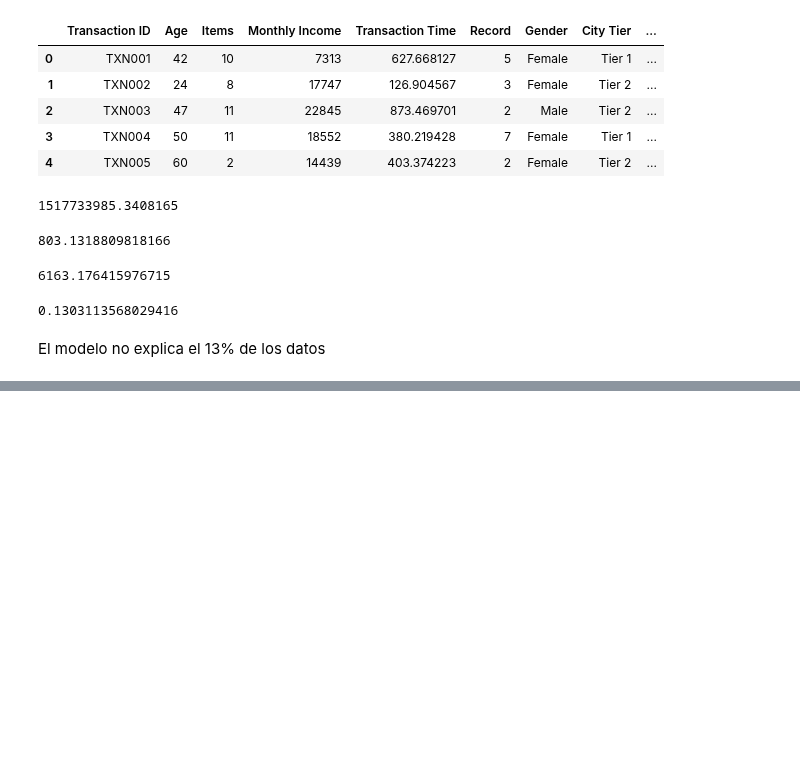
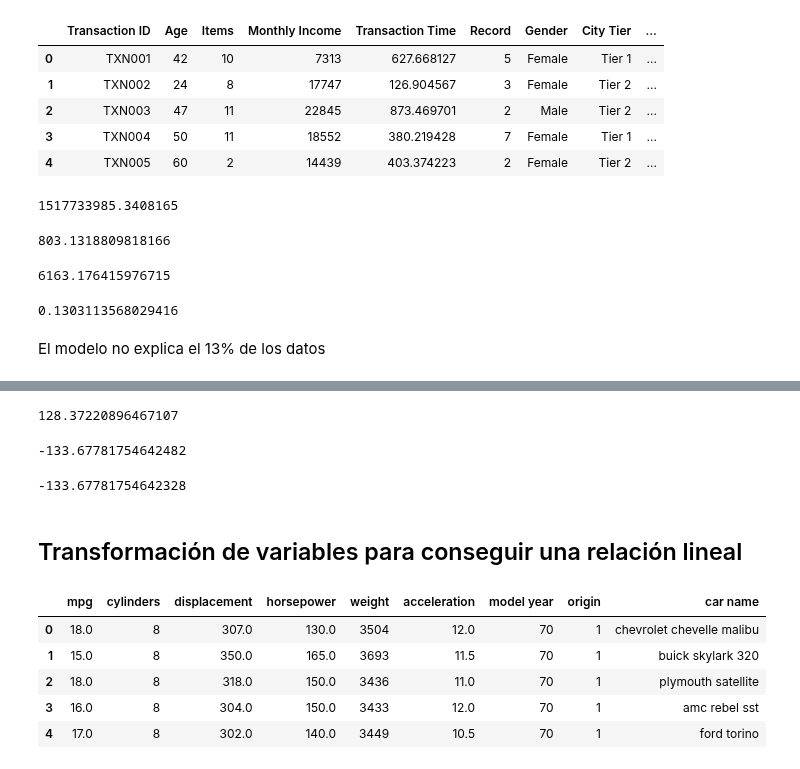
Before and after one commit to Chefi/python-ml-course, a Jupyter notebook: notebooks/Modelos de Regresion en Python Mi Notebook.ipynb, the cells around one changed output, grey strips where cells are left out. Saved outputs shown, nothing was run; the diff lists cells and outputs as text; code cells hidden in the pictures; blank space fills up the shorter version.

```diff
--- a/notebooks/Modelos de Regresion en Python Mi Notebook.ipynb
+++ b/notebooks/Modelos de Regresion en Python Mi Notebook.ipynb
@@ -929,0 +1047,14 @@ El modelo no explica el 13% de los datos
+# %%
+-133.67781754642328 + 262.05002651109436 # modelo simplificado Gender male CT1
+# %% [output]
+128.37220896467107
+# %%
+-79.41713030137362 -131.0250132555464 + 76.76432601049521 #Gender female CT1, modelo todas
+# %% [output]
+-133.67781754642482
+# %%
+-133.67781754642328  # modelo simplificado Gender female CT1
+# %% [output]
+-133.67781754642328
+# %% [markdown]
+## Transformación de variables para conseguir una relación lineal
@@ -929,0 +1063,10 @@ El modelo no explica el 13% de los datos
+# %%
+data_auto = pd.read_csv("../datasets/auto/auto-mpg.csv")
+data_auto.head()
+# %% [output]
+|  | mpg | cylinders | displacement | horsepower | weight | acceleration | model year | origin | car name |
+| 0 | 18.0 | 8 | 307.0 | 130.0 | 3504 | 12.0 | 70 | 1 | chevrolet chevelle malibu |
+| 1 | 15.0 | 8 | 350.0 | 165.0 | 3693 | 11.5 | 70 | 1 | buick skylark 320 |
+| 2 | 18.0 | 8 | 318.0 | 150.0 | 3436 | 11.0 | 70 | 1 | plymouth satellite |
+| 3 | 16.0 | 8 | 304.0 | 150.0 | 3433 | 12.0 | 70 | 1 | amc rebel sst |
+| 4 | 17.0 | 8 | 302.0 | 140.0 | 3449 | 10.5 | 70 | 1 | ford torino |
```
Also changed, not shown: parts of 20 cells of this notebook.
